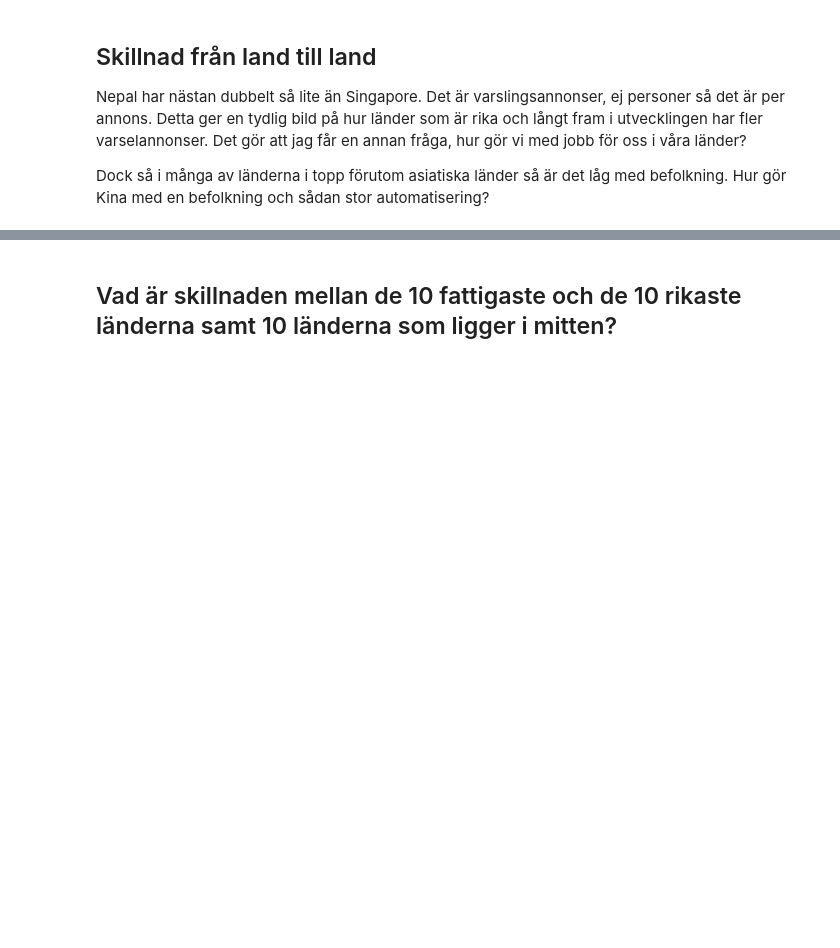
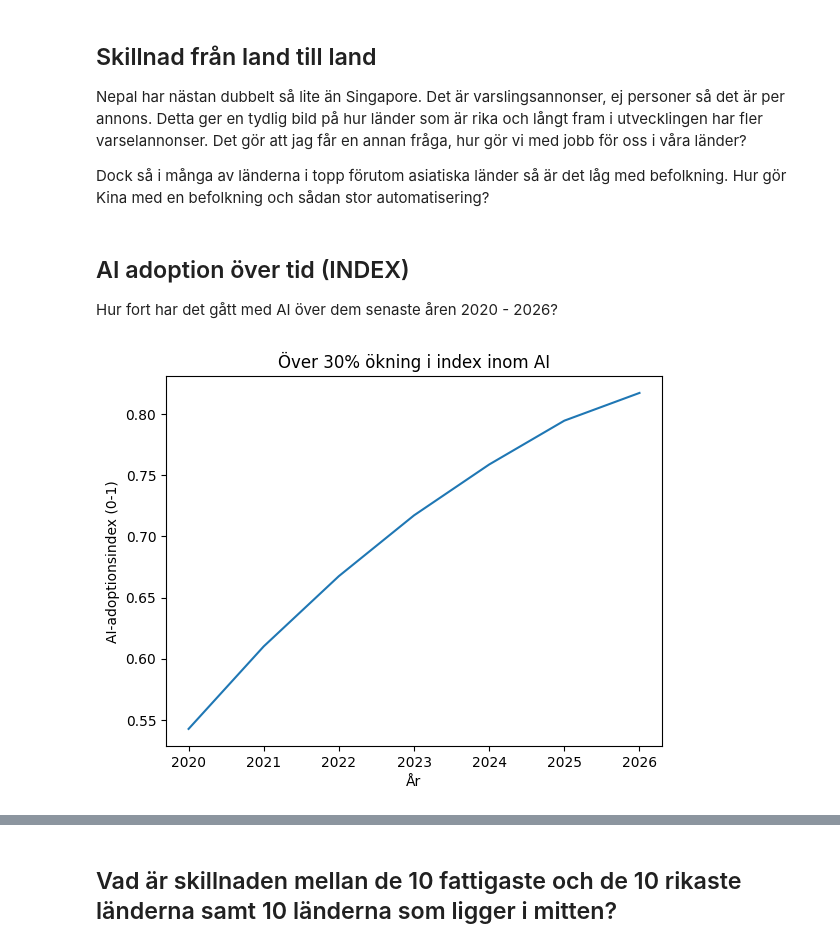
Before and after one commit to Jolle-Jay/kk1-python, a Jupyter notebook: notebook.ipynb, the cells around one changed output, grey strips where cells are left out. Saved outputs shown, nothing was run; the diff lists cells and outputs as text; code cells hidden in the pictures; blank space fills up the shorter version.

```diff
--- a/notebook.ipynb
+++ b/notebook.ipynb
@@ -209,3 +209,15 @@ Det är varslingsannonser, ej personer så det är per annons.
 Detta ger en tydlig bild på hur länder som är rika och långt fram i utvecklingen har fler varselannonser. Det gör att jag får en annan fråga, hur gör vi med jobb för oss i våra länder?
 
 Dock så i många av länderna i topp förutom asiatiska länder så är det låg med befolkning. Hur gör Kina med en befolkning och sådan stor automatisering?
+# %% [markdown]
+## AI adoption över tid (INDEX)
+Hur fort har det gått med AI över dem senaste åren 2020 - 2026?
+# %%
+adoption = df.groupby("year")["ai_adoption_index"].mean()
+plt.plot(adoption.index, adoption.values)
+plt.title("Över 30% ökning i index inom AI")
+plt.ylabel("AI-adoptionsindex (0-1)")
+plt.xlabel("År")
+plt.show()
+# %% [output]
+[figure, added]
```
Also changed, not shown: parts of 2 cells of this notebook.
